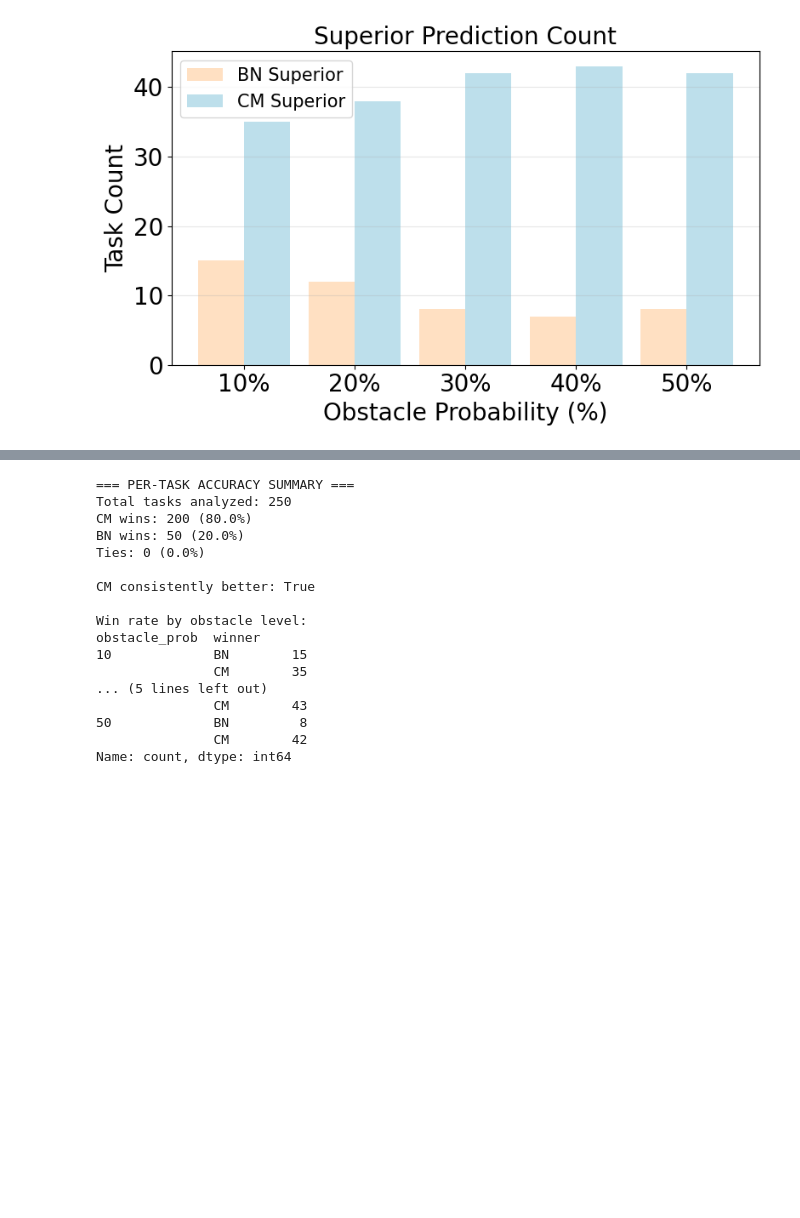
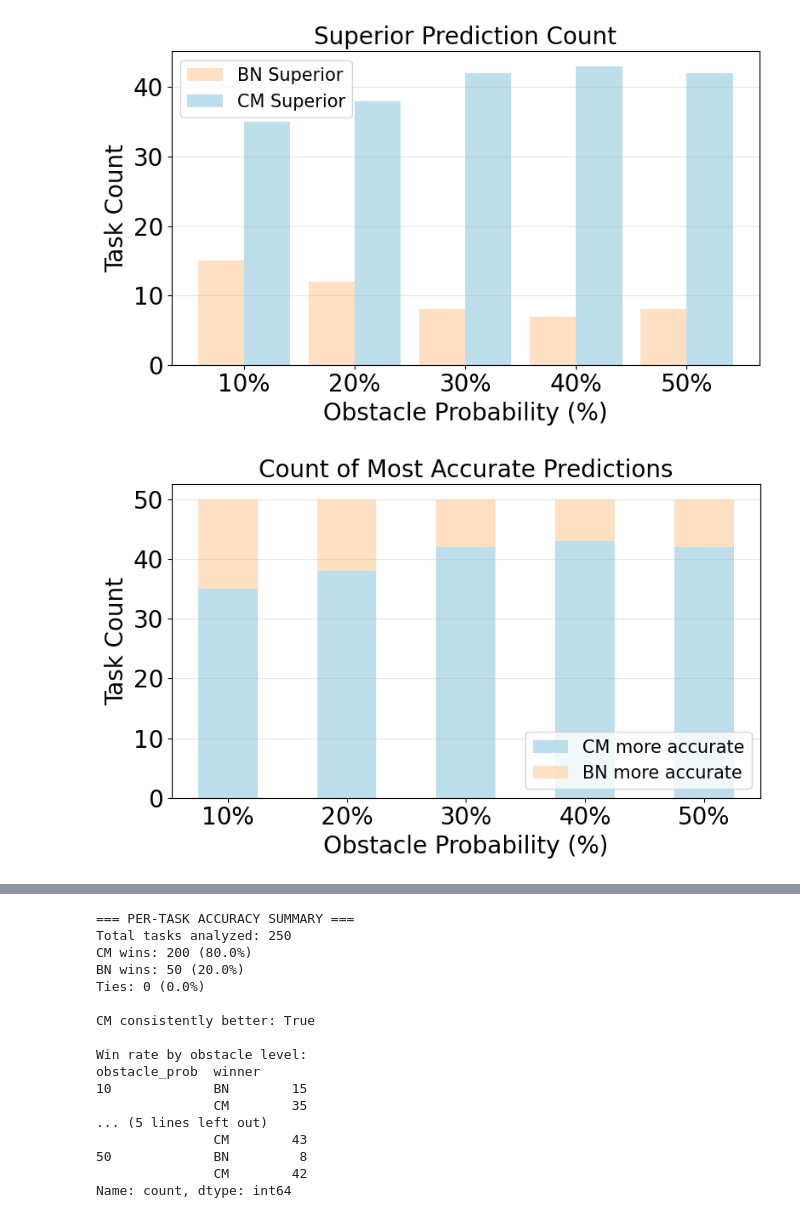
Before and after one commit to lcastri/causalflow, a Jupyter notebook: exp-sim-reasoning-battery-test_obs_0x.ipynb, the cells around one changed output, grey strips where cells are left out. Saved outputs shown, nothing was run; the diff lists cells and outputs as text; code cells hidden in the pictures; blank space fills up the shorter version.

```diff
--- a/exp-sim-reasoning-battery-test_obs_0x.ipynb
+++ b/exp-sim-reasoning-battery-test_obs_0x.ipynb
@@ -265,30 +266,82 @@ width = 0.25
 if 'BN' in win_by_obstacle.columns:
     ax2.bar(x - width/2, win_by_obstacle['BN'], width, label='BN Superior', color=BN_COLOR, alpha=0.8)
 if 'CM' in win_by_obstacle.columns:
     ax2.bar(x + width/2, win_by_obstacle['CM'], width, label='CM Superior', color=CM_COLOR, alpha=0.8)
 
 ax2.set_xlabel('Obstacle Probability (%)', fontsize=FONTSIZE)
 ax2.set_ylabel('Task Count', fontsize=FONTSIZE)
 ax2.set_title('Superior Prediction Count', fontsize=FONTSIZE)
 ax2.set_xticks(x)
 ax2.set_xticklabels(win_by_obstacle.index.astype(int).astype(str) + '%')
 ax2.tick_params(axis='x', labelsize=FONTSIZE)
 ax2.tick_params(axis='y', labelsize=FONTSIZE)
 
 ax2.legend(fontsize=15, loc='upper left')
 ax2.grid(True, alpha=0.3, axis='y')
 
 plt.tight_layout()
 plt.show()
 
+# Create stacked bar chart showing proportions
+fig, ax3 = plt.subplots(figsize=(8, 5))
+
+# Calculate proportions for each obstacle level
+win_by_obstacle_prop = win_by_obstacle.div(win_by_obstacle.sum(axis=1), axis=0)
+
+# Prepare data for stacked bar chart
+x = np.arange(len(win_by_obstacle_prop))
+width = 0.5
+
+# Scale to 50 for visualization (total bar height = 50 per category)
+scale_factor = 50
+bn_values = win_by_obstacle_prop['BN'].values * scale_factor if 'BN' in win_by_obstacle_prop.columns else np.zeros(len(win_by_obstacle_prop))
+cm_values = win_by_obstacle_prop['CM'].values * scale_factor if 'CM' in win_by_obstacle_prop.columns else np.zeros(len(win_by_obstacle_prop))
+
+# Create stacked bars
+p2 = ax3.bar(x, cm_values, width, label='CM more accurate', color=CM_COLOR, alpha=0.8)
+p1 = ax3.bar(x, bn_values, width, bottom=cm_values, label='BN more accurate', color=BN_COLOR, alpha=0.8)
+
+ax3.set_xlabel('Obstacle Probability (%)', fontsize=FONTSIZE)
+ax3.set_ylabel('Task Count', fontsize=FONTSIZE)
+ax3.set_title('Count of Most Accurate Predictions', fontsize=FONTSIZE)
+ax3.set_xticks(x)
+ax3.set_xticklabels(win_by_obstacle_prop.index.astype(int).astype(str) + '%', fontsize=FONTSIZE)
+ax3.tick_params(axis='y', labelsize=FONTSIZE)
+ax3.legend(fontsize=15, loc='lower right')
+ax3.grid(True, alpha=0.3, axis='y')
+
+plt.tight_layout()
+plt.show()
+
+# Line graph with error bars
+fig, ax4 = plt.subplots(figsize=(8, 5))
+
+ax4.errorbar(results_df['obstacle_prob'], results_df['mae_bn'], yerr=results_df['std_bn'],
+             fmt='o-', label='Bayesian Network', color=BN_COLOR, linewidth=2.5, markersize=8, capsize=5, capthick=2)
+ax4.errorbar(results_df['obstacle_prob'], results_df['mae_cm'], yerr=results_df['std_cm'],
+             fmt='s-', label='Causal Model', color=CM_COLOR, linewidth=2.5, markersize=8, capsize=5, capthick=2)
+
+ax4.set_xlabel('Obstacle Probability (%)', fontsize=FONTSIZE)
+ax4.set_ylabel('Mean Absolute Error', fontsize=FONTSIZE)
+ax4.set_title('MAE Comparison with Error Bars', fontsize=FONTSIZE)
+ax4.set_xticks(results_df['obstacle_prob'])
+ax4.set_xticklabels(results_df['obstacle_prob'].astype(int).astype(str) + '%', fontsize=FONTSIZE)
+ax4.tick_params(axis='y', labelsize=FONTSIZE)
+ax4.legend(fontsize=15)
+ax4.grid(True, alpha=0.3)
+
+plt.tight_layout()
+plt.show()
+
 # Print summary
 print("\n=== PER-TASK ACCURACY SUMMARY ===")
 print(f"Total tasks analyzed: {cm_wins + bn_wins + ties}")
 print(f"CM wins: {cm_wins} ({cm_wins/(cm_wins+bn_wins+ties)*100:.1f}%)")
 print(f"BN wins: {bn_wins} ({bn_wins/(cm_wins+bn_wins+ties)*100:.1f}%)")
 print(f"Ties: {ties} ({ties/(cm_wins+bn_wins+ties)*100:.1f}%)")
 print(f"\nCM consistently better: {cm_wins > bn_wins}")
 print(f"\nWin rate by obstacle level:")
 print(tasks_df.groupby('obstacle_prob')['winner'].value_counts().sort_index())
 # %% [output]
 [figure]
+[figure, added]
```
Also changed, not shown: parts of 2 cells of this notebook, 1 other file.
